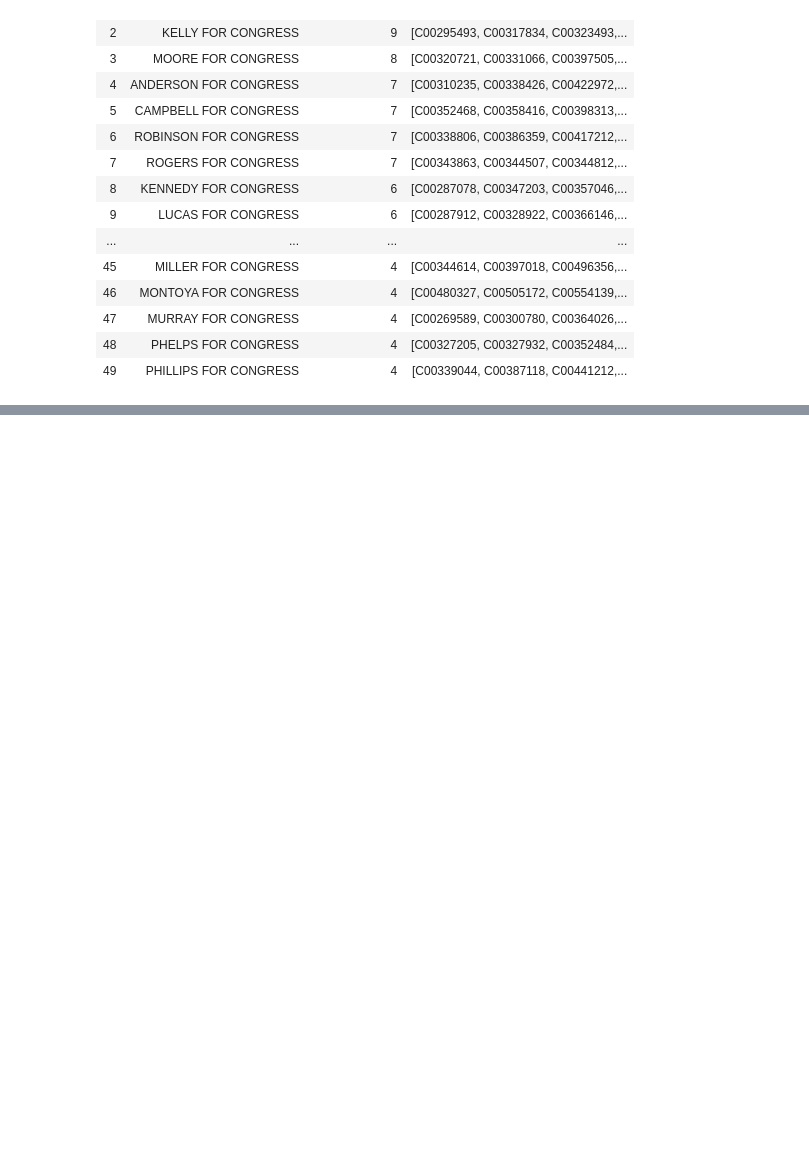
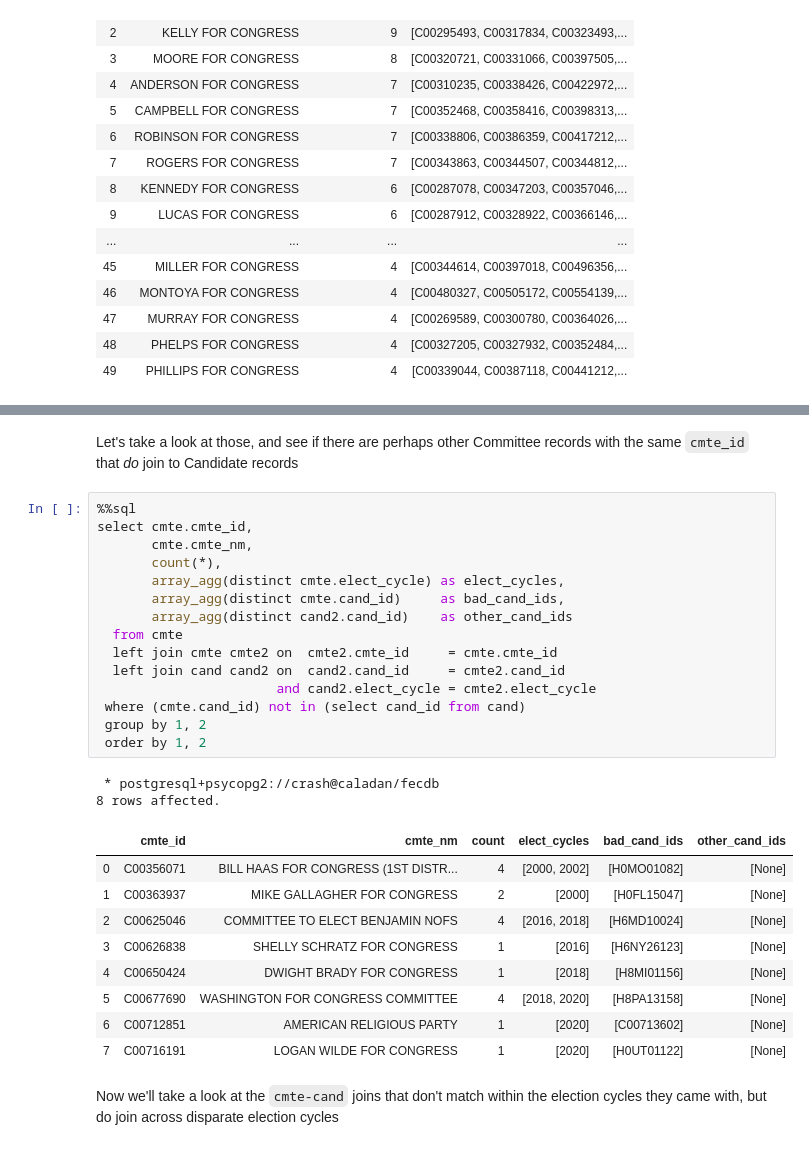
Before and after one commit to crashka/fecdb, a Jupyter notebook: notebooks/data_quality/dq1_cmte_master_data.ipynb, the cells around one changed output, grey strips where cells are left out. Cells and saved outputs as stored; diff of their text form; blank space fills up the shorter version.

```diff
--- a/notebooks/data_quality/dq1_cmte_master_data.ipynb
+++ b/notebooks/data_quality/dq1_cmte_master_data.ipynb
@@ -621,0 +737,32 @@ Examine the following:
+# %% [markdown]
+Let's take a look at those, and see if there are perhaps other Committee records with the same `cmte_id` that
+*do* join to Candidate records
+# %%
+%%sql
+select cmte.cmte_id,
+       cmte.cmte_nm,
+       count(*),
+       array_agg(distinct cmte.elect_cycle) as elect_cycles,
+       array_agg(distinct cmte.cand_id)     as bad_cand_ids,
+       array_agg(distinct cand2.cand_id)    as other_cand_ids
+  from cmte
+  left join cmte cmte2 on  cmte2.cmte_id     = cmte.cmte_id
+  left join cand cand2 on  cand2.cand_id     = cmte2.cand_id
+                       and cand2.elect_cycle = cmte2.elect_cycle
+ where (cmte.cand_id) not in (select cand_id from cand)
+ group by 1, 2
+ order by 1, 2
+# %% [output]
+ * postgresql+psycopg2://crash@caladan/fecdb
+8 rows affected.
+|  | cmte_id | cmte_nm | count | elect_cycles | bad_cand_ids | other_cand_ids |
+| 0 | C00356071 | BILL HAAS FOR CONGRESS (1ST DISTR... | 4 | [2000, 2002] | [H0MO01082] | [None] |
+| 1 | C00363937 | MIKE GALLAGHER FOR CONGRESS | 2 | [2000] | [H0FL15047] | [None] |
+| 2 | C00625046 | COMMITTEE TO ELECT BENJAMIN NOFS | 4 | [2016, 2018] | [H6MD10024] | [None] |
+| 3 | C00626838 | SHELLY SCHRATZ FOR CONGRESS | 1 | [2016] | [H6NY26123] | [None] |
+| 4 | C00650424 | DWIGHT BRADY FOR CONGRESS | 1 | [2018] | [H8MI01156] | [None] |
+| 5 | C00677690 | WASHINGTON FOR CONGRESS COMMITTEE | 4 | [2018, 2020] | [H8PA13158] | [None] |
+| 6 | C00712851 | AMERICAN RELIGIOUS PARTY | 1 | [2020] | [C00713602] | [None] |
+| 7 | C00716191 | LOGAN WILDE FOR CONGRESS | 1 | [2020] | [H0UT01122] | [None] |
+# %% [markdown]
+Now we'll take a look at the `cmte-cand` joins that don't match within the election cycles they came with, but do join across disparate election cycles
```
Also changed, not shown: parts of 27 cells of this notebook, 3 other files.
